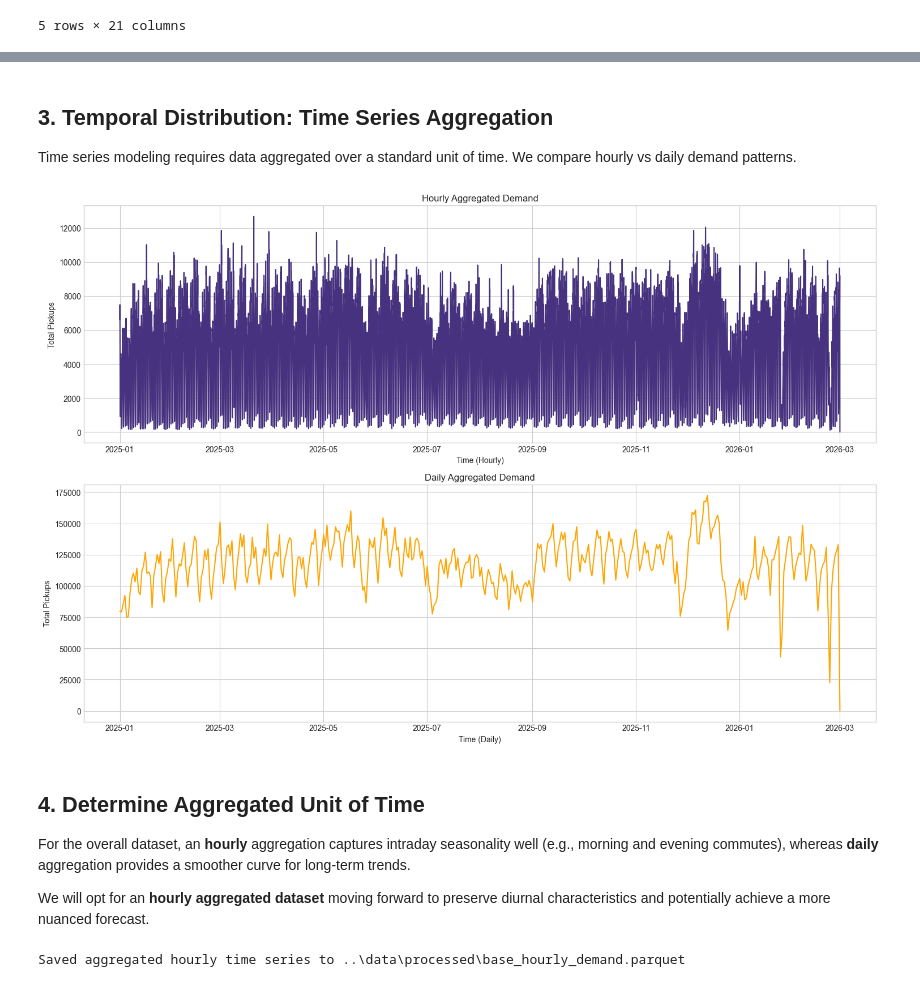
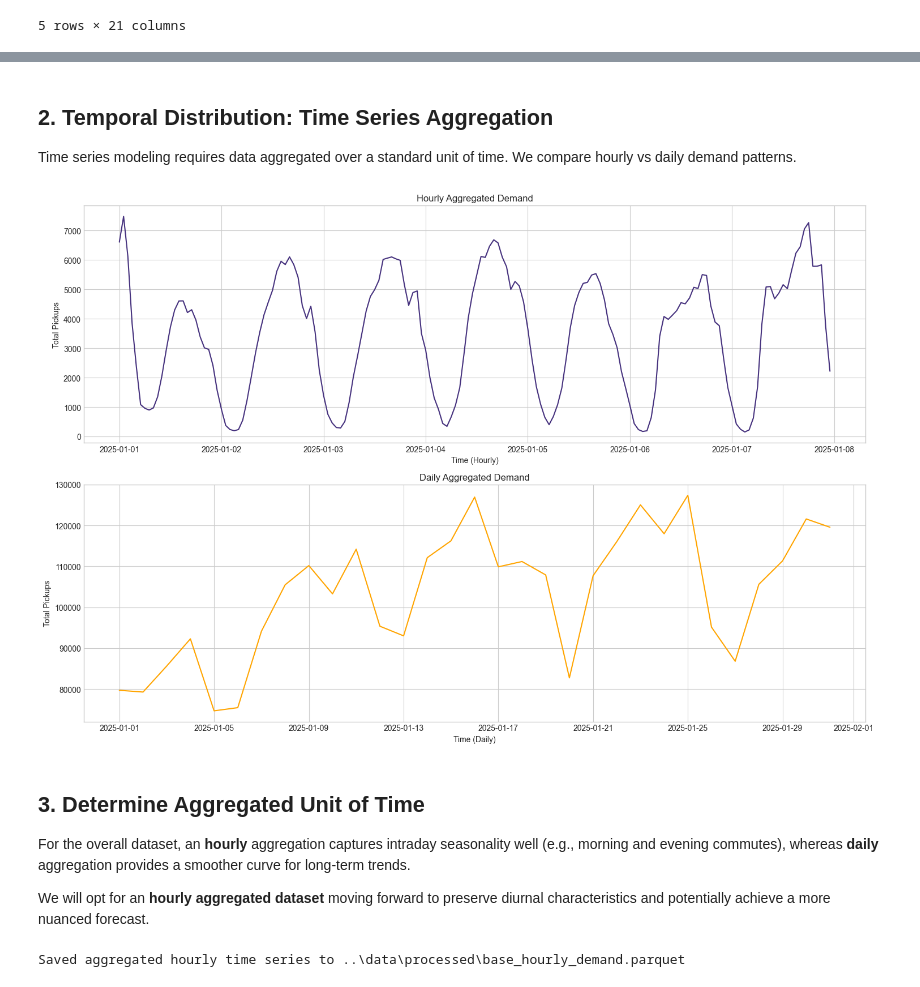
Before and after one commit to metedogan/tlc-trip-record-data-project, a Jupyter notebook: notebooks/02_exploratory_data_analysis.ipynb, the cells around one changed output, grey strips where cells are left out. Saved outputs shown, nothing was run; the diff lists cells and outputs as text; code cells hidden in the pictures.

```diff
--- a/notebooks/02_exploratory_data_analysis.ipynb
+++ b/notebooks/02_exploratory_data_analysis.ipynb
@@ -60,34 +34,34 @@ plt.show()
 # %% [markdown]
-## 3. Temporal Distribution: Time Series Aggregation
+## 2. Temporal Distribution: Time Series Aggregation
 Time series modeling requires data aggregated over a standard unit of time. We compare hourly vs daily demand patterns.
 # %%
 # Truncate to hours and days
 df['pickup_hour'] = df['tpep_pickup_datetime'].dt.floor('h')
 df['pickup_day'] = df['tpep_pickup_datetime'].dt.floor('D')
 
 # Aggregate demand
 hourly_demand = df.groupby('pickup_hour').size().reset_index(name='demand')
 daily_demand = df.groupby('pickup_day').size().reset_index(name='demand')
 
 # Plot the aggregated demand
 fig, axes = plt.subplots(2, 1, figsize=(15, 10))
 
-sns.lineplot(data=hourly_demand, x='pickup_hour', y='demand', ax=axes[0])
+sns.lineplot(data=hourly_demand[:168], x='pickup_hour', y='demand', ax=axes[0])
 axes[0].set_title('Hourly Aggregated Demand')
 axes[0].set_xlabel('Time (Hourly)')
 axes[0].set_ylabel('Total Pickups')
 
-sns.lineplot(data=daily_demand, x='pickup_day', y='demand', ax=axes[1], color='orange')
+sns.lineplot(data=daily_demand[:31], x='pickup_day', y='demand', ax=axes[1], color='orange')
 axes[1].set_title('Daily Aggregated Demand')
 axes[1].set_xlabel('Time (Daily)')
 axes[1].set_ylabel('Total Pickups')
 
 plt.tight_layout()
 plt.show()
 # %% [output]
-[figure, old version]
+[figure, new version]
 # %% [markdown]
-## 4. Determine Aggregated Unit of Time
+## 3. Determine Aggregated Unit of Time
 For the overall dataset, an **hourly** aggregation captures intraday seasonality well (e.g., morning and evening commutes),
 whereas **daily** aggregation provides a smoother curve for long-term trends.
 
```
Also changed, not shown: parts of 4 cells of this notebook, 39 other files.
